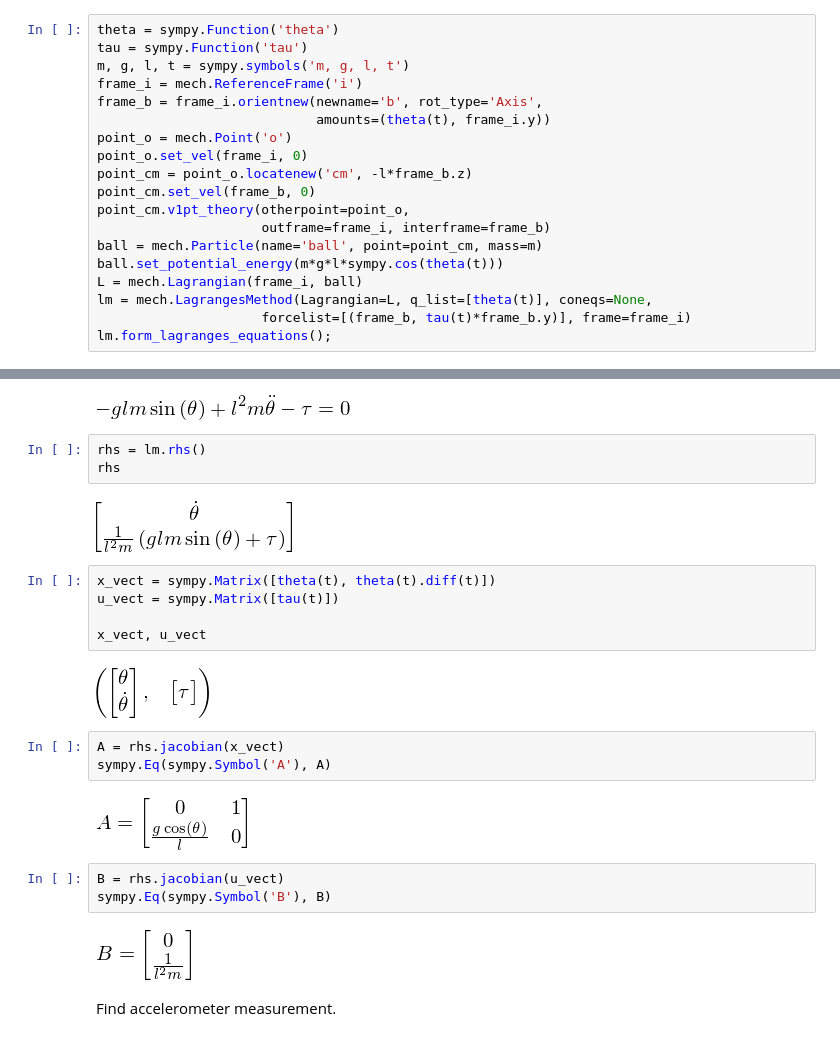
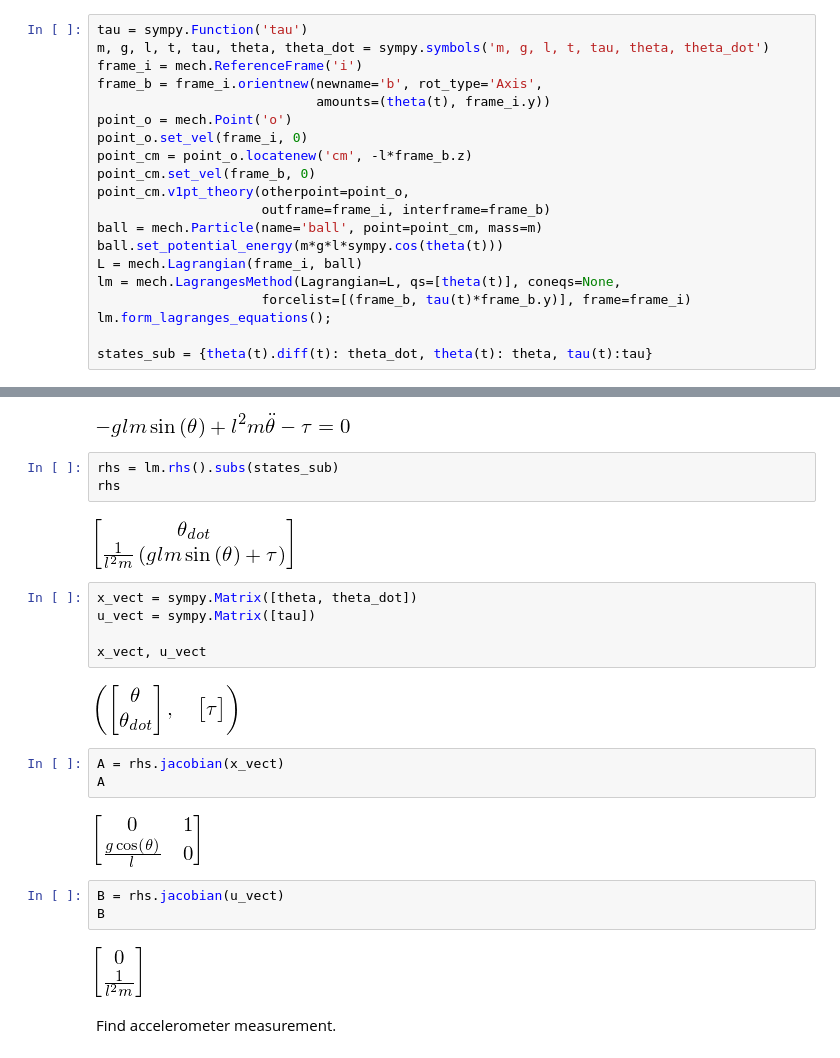
Before and after one commit to jgoppert/PX4-SIL, a Jupyter notebook: Pendulum.ipynb, the cells around one changed output, grey strips where cells are left out. Cells and saved outputs as stored; diff of their text form.

```diff
--- a/Pendulum.ipynb
+++ b/Pendulum.ipynb
@@ -15,7 +22,6 @@ from sympy_utils import rhs_to_scipy_ode, \
 # %%
-theta = sympy.Function('theta')
 tau = sympy.Function('tau')
-m, g, l, t = sympy.symbols('m, g, l, t')
+m, g, l, t, tau, theta, theta_dot = sympy.symbols('m, g, l, t, tau, theta, theta_dot')
 frame_i = mech.ReferenceFrame('i')
 frame_b = frame_i.orientnew(newname='b', rot_type='Axis',
                             amounts=(theta(t), frame_i.y))
@@ -28,9 +34,11 @@ point_cm.v1pt_theory(otherpoint=point_o,
 ball = mech.Particle(name='ball', point=point_cm, mass=m)
 ball.set_potential_energy(m*g*l*sympy.cos(theta(t)))
 L = mech.Lagrangian(frame_i, ball)
-lm = mech.LagrangesMethod(Lagrangian=L, q_list=[theta(t)], coneqs=None,
+lm = mech.LagrangesMethod(Lagrangian=L, qs=[theta(t)], coneqs=None,
                      forcelist=[(frame_b, tau(t)*frame_b.y)], frame=frame_i)
 lm.form_lagranges_equations();
+
+states_sub = {theta(t).diff(t): theta_dot, theta(t): theta, tau(t):tau}
 # %%
 sympy.Eq(sympy.Symbol('L'), L)
 # %% [output]
@@ -40,27 +48,27 @@ sympy.Eq(lm.eom[0], 0)
 # %% [output]
 [figure]
 # %%
-rhs = lm.rhs()
+rhs = lm.rhs().subs(states_sub)
 rhs
 # %% [output]
-[figure, old version]
+[figure, new version]
 # %%
-x_vect = sympy.Matrix([theta(t), theta(t).diff(t)])
-u_vect = sympy.Matrix([tau(t)])
+x_vect = sympy.Matrix([theta, theta_dot])
+u_vect = sympy.Matrix([tau])
 
 x_vect, u_vect
 # %% [output]
-[figure, old version]
+[figure, new version]
 # %%
 A = rhs.jacobian(x_vect)
-sympy.Eq(sympy.Symbol('A'), A)
+A
 # %% [output]
-[figure, old version]
+[figure, new version]
 # %%
 B = rhs.jacobian(u_vect)
-sympy.Eq(sympy.Symbol('B'), B)
+B
 # %% [output]
-[figure, old version]
+[figure, new version]
 # %% [markdown]
 Find accelerometer measurement.
 # %%
```
Also changed, not shown: parts of 21 cells of this notebook.
